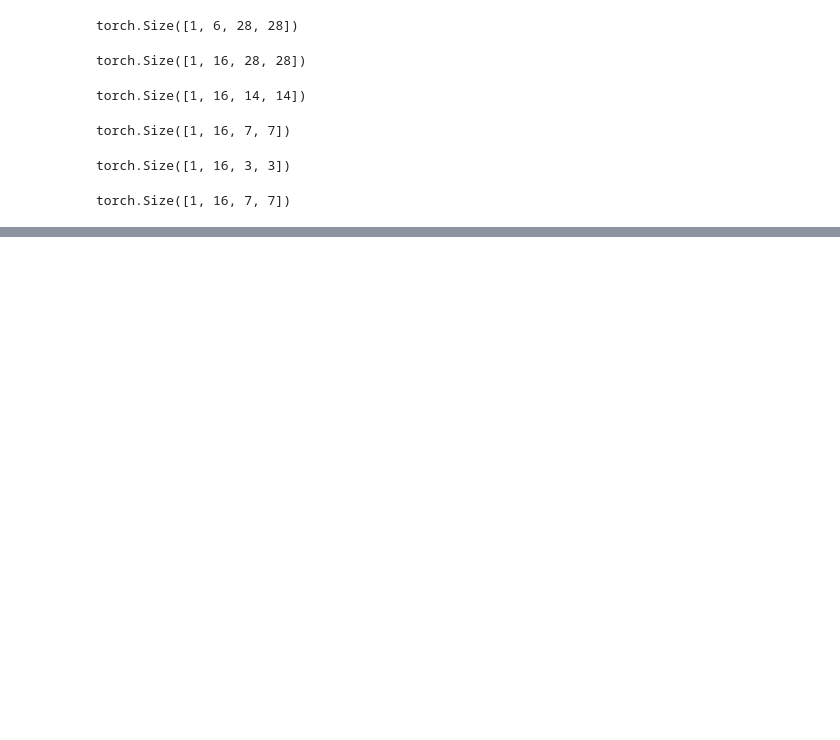
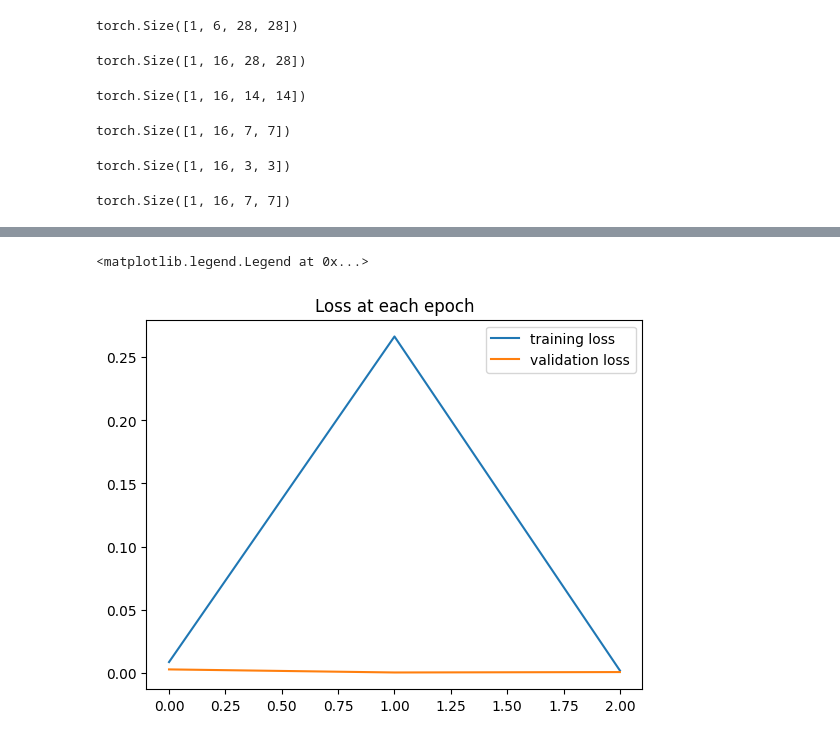
Before and after one commit to Hasibul-Islam/torchlearning, a Jupyter notebook: CNN.ipynb, the cells around one changed output, grey strips where cells are left out. Drawn from its saved outputs; the diff is of its cells as text; code cells hidden in the pictures; blank space fills up the shorter version.

```diff
--- a/CNN.ipynb
+++ b/CNN.ipynb
@@ -113,3 +113,34 @@ x = F.max_pool2d(x, 2, 2) # then this one has again pulled it into half but kept
 x.shape
 # %% [output]
 torch.Size([1, 16, 7, 7])
+# %%
+class ConvolutionalNetwork(nn.Module):
+  def __init__(self, *args, **kwargs):
+     super().__init__(*args, **kwargs)
+     #convolutional layers
+     self.conv1 = nn.Conv2d(in_channels=1, out_channels=6, kernel_size=3, stride=1, padding=1) # the out channels number is random
+     self.conv2 = nn.Conv2d(in_channels=6, out_channels=16, kernel_size=3, stride=1, padding=1) # the out channel of first conv2d is the input of the 2nd conv2d
+     # fully connected layers
+     self.fc1 = nn.Linear(in_features=7*7*16, out_features=120) # torch.Size([1, 16, 7, 7]) this was the final torch size so the height * width * output --> 7*7*16 and out_features 120 is random
+     self.fc2 = nn.Linear(in_features=120, out_features=84)
+     self.fc3 = nn.Linear(in_features=84, out_features=10)
+  def forward(self, X):
+    # first pass
+    X = F.relu(self.conv1(X))
+    X = F.max_pool2d(X, 2, 2)
+    # second pass
+    X = F.relu(self.conv2(X))
+    X = F.max_pool2d(X, 2, 2)
+    # flatten layer
+    X = X.view(-1, 7*7*16) # negative 1 so that I can change the batch size anytime
+
+    # fully connected layers
+
+    X = F.relu(self.fc1(X))
+    X = F.relu(self.fc2(X))
+    X = self.fc3(X)
+    return F.log_softmax(X, dim=1)
+# %%
+# create an instance of the Model
+torch.manual_seed(101)
+model = ConvolutionalNetwork()
@@ -115,0 +157,4 @@ torch.Size([1, 16, 7, 7])
+# %%
+# loss function
+loss_function = nn.CrossEntropyLoss()
+optimizer = torch.optim.Adam(model.parameters(), lr=0.001)
@@ -115,0 +228,11 @@ torch.Size([1, 16, 7, 7])
+# %%
+# graph the loss at each epoch
+#train_losses = list(map(lambda x: x.item(), train_losses))
+#test_losses = list(map(lambda x: x.item(), test_losses))
+plt.plot(train_losses, label='training loss')
+plt.plot(test_losses, label='validation loss')
+plt.title('Loss at each epoch')
+plt.legend()
+# %% [output]
+<matplotlib.legend.Legend at 0x...>
+[figure, added]
```
Also changed, not shown: parts of 9 cells of this notebook.
